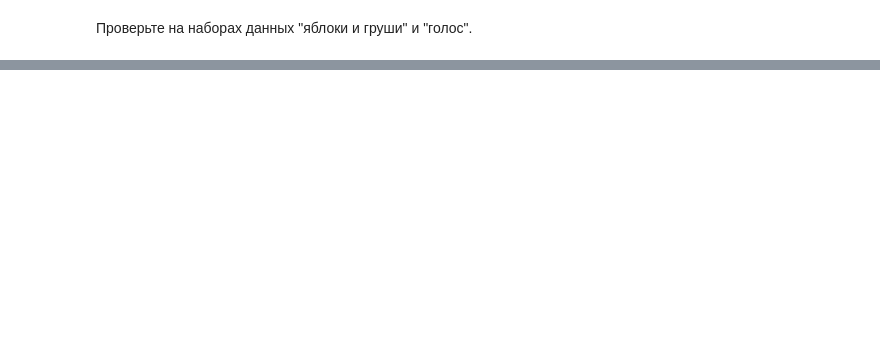
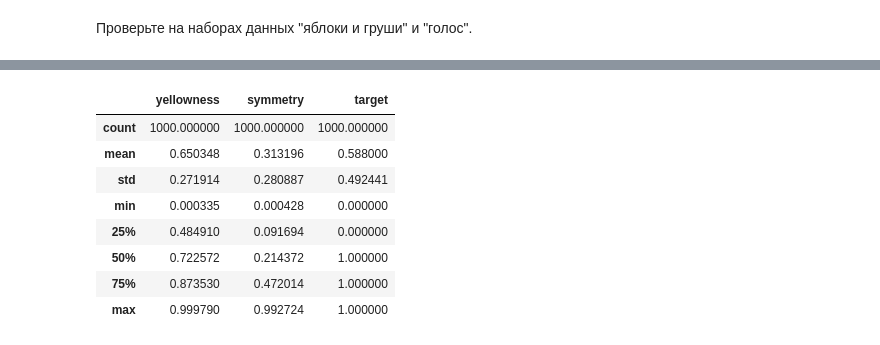
Before and after one commit to MGSDS/Itmo-ML, a Jupyter notebook: Lab 6/test 6.1 neuron logloss.ipynb, the cells around one changed output, grey strips where cells are left out. Drawn from its saved outputs; the diff is of its cells as text; code cells hidden in the pictures; blank space fills up the shorter version.

```diff
--- a/Lab 6/test 6.1 neuron logloss.ipynb
+++ b/Lab 6/test 6.1 neuron logloss.ipynb
@@ -155,0 +186,12 @@ print ("b = " + str(neuron.b))
+# %%
+df.describe()
+# %% [output]
+|  | yellowness | symmetry | target |
+| count | 1000.000000 | 1000.000000 | 1000.000000 |
+| mean | 0.650348 | 0.313196 | 0.588000 |
+| std | 0.271914 | 0.280887 | 0.492441 |
+| min | 0.000335 | 0.000428 | 0.000000 |
+| 25% | 0.484910 | 0.091694 | 0.000000 |
+| 50% | 0.722572 | 0.214372 | 1.000000 |
+| 75% | 0.873530 | 0.472014 | 1.000000 |
+| max | 0.999790 | 0.992724 | 1.000000 |
```
Also changed, not shown: parts of 11 cells of this notebook.
